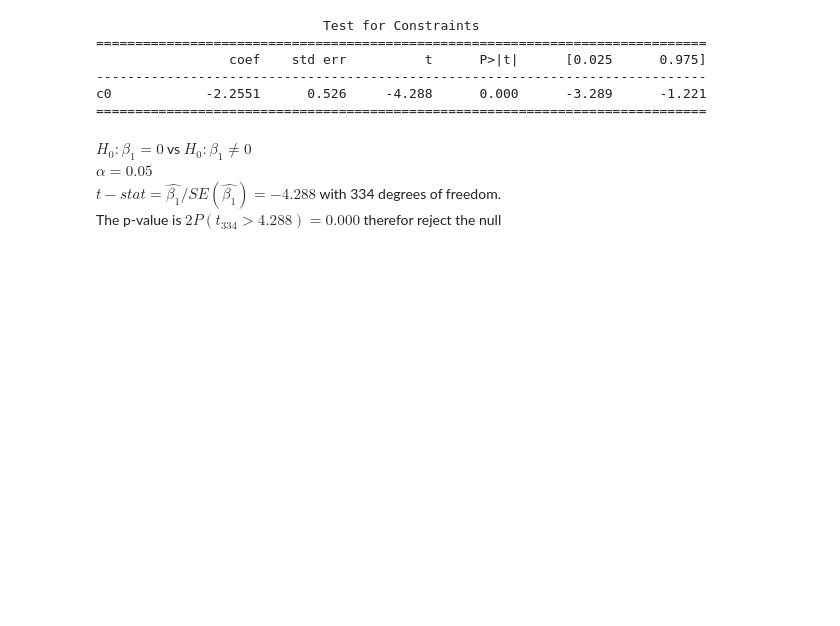
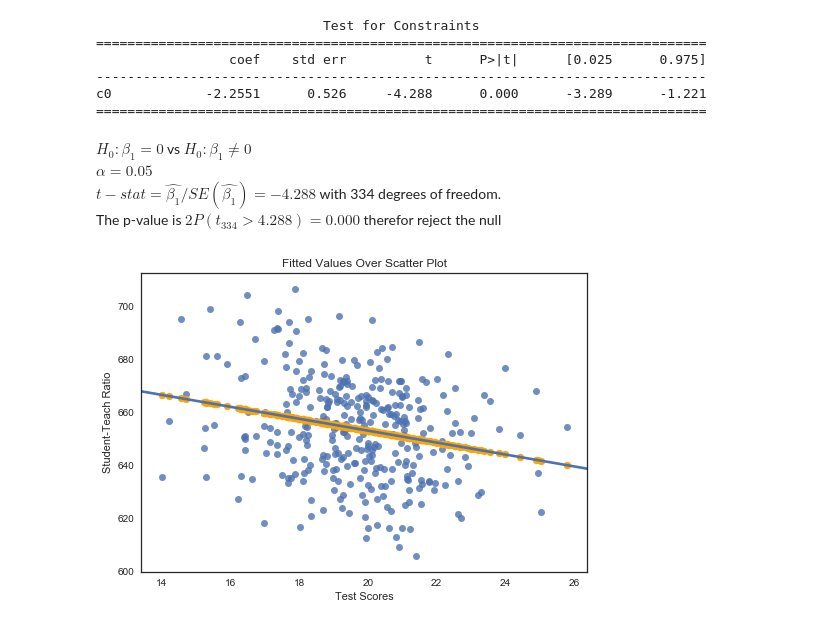
Before and after one commit to SarahDixon/QBUS2810-Group-Assignment, a Jupyter notebook: Task+2.ipynb, the cells around one changed output. Saved outputs shown, nothing was run; the diff lists cells and outputs as text; code cells hidden in the pictures; blank space fills up the shorter version.

```diff
--- a/Task+2.ipynb
+++ b/Task+2.ipynb
@@ -91,3 +91,13 @@ $H_0: \beta_1 = 0$ vs $H_0: \beta_1 \neq 0$ <br>
 $\alpha = 0.05$ <br>
 $t-stat = \hat{\beta_1} / SE (\hat{\beta_1}) = -4.288$ with 334 degrees of freedom. <br>
 The p-value is $2P(t_{334} > 4.288) = 0.000$ therefor reject the null
+# %%
+fit=reg.fittedvalues
+sns.regplot(train['str'], train['testscr'], ci=None)
+plt.scatter(train['str'], fit, c='orange')
+plt.title('Fitted Values Over Scatter Plot')
+plt.xlabel('Test Scores')
+plt.ylabel('Student-Teach Ratio')
+sns.plt.show()
+# %% [output]
+[figure, added]
```
Also changed, not shown: parts of 1 cell of this notebook.
